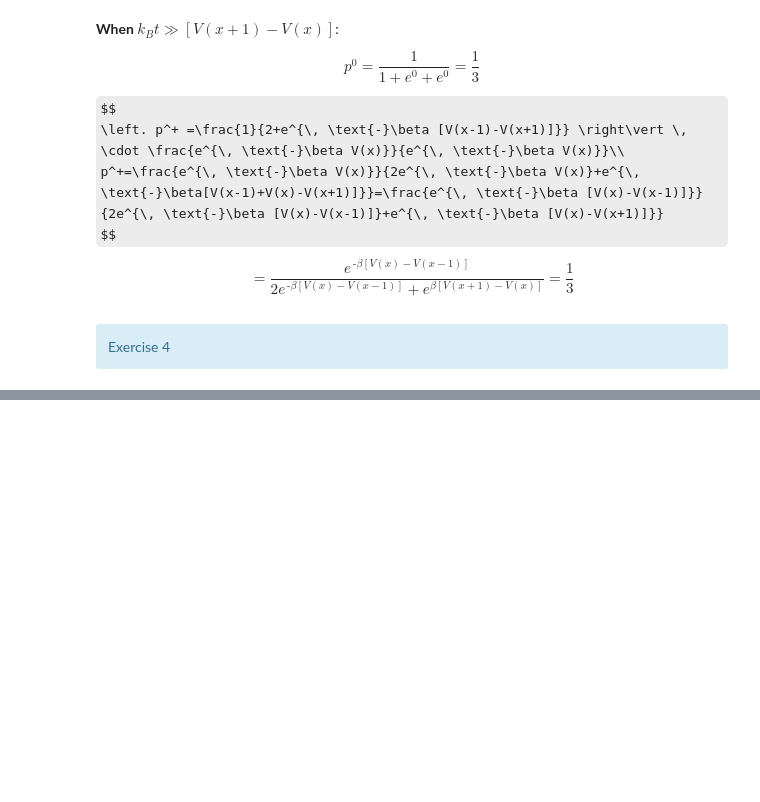
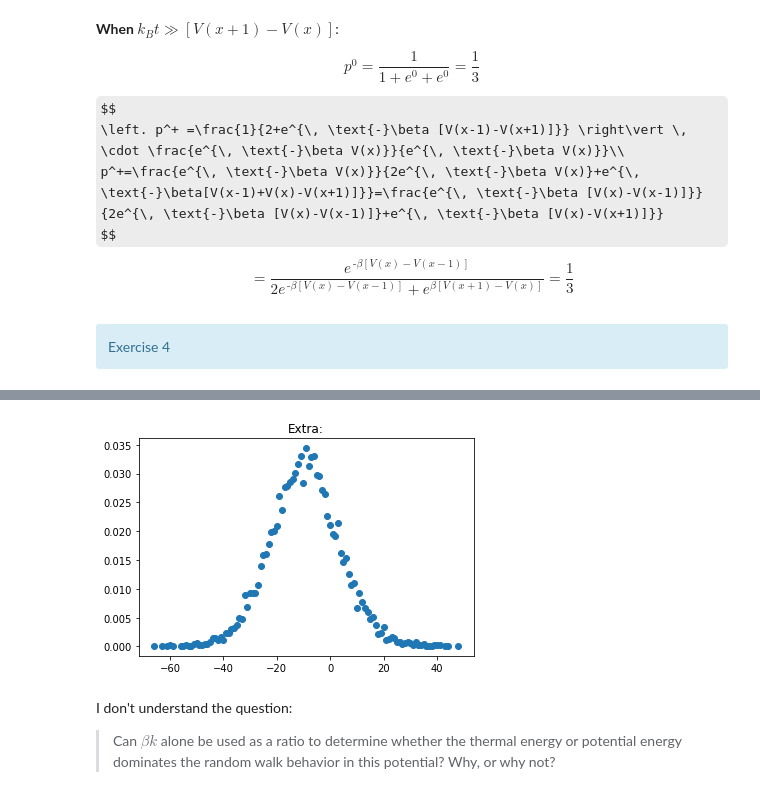
Before and after one commit to fleroviums/TMA4320, a Jupyter notebook: Prosjekt 1/Prosjekt 1-Copy1.ipynb, the cells around one changed output, grey strips where cells are left out. Cells and saved outputs as stored; diff of their text form; code cells hidden in the pictures; some formulas as TeX source; blank space fills up the shorter version.

Commit message:
Finished and optimized task 4
Remaining: answering last followup question

```diff
--- a/Prosjekt 1/Prosjekt 1-Copy1.ipynb
+++ b/Prosjekt 1/Prosjekt 1-Copy1.ipynb
@@ -318,0 +318,20 @@ TypeError: 'float' object is not callable
+# %%
+#Extra task 4.3
+def V(x):
+    return (x/20+np.sin(x/5))
+
+for i in range(int(particles)):
+    xvals[i] = rand_walk(kb[0]) #200 time steps kb=0.01
+    xvals[i] += rand_walk(kb[1]) #200 time steps kb=100
+(unique, counts) = np.unique(xvals, return_counts=True)
+counts = counts/particles
+plt.plot(unique, counts, 'o', linewidth=None)
+plt.title("Extra:")
+plt.show()
+print("The points in this case are closer to a normal distribution than both one run of kb=0.01 and one run of kb=100.")
+# %% [output]
+[figure, added]
+# %% [markdown]
+I don't understand the question:
+>Can $βk$ alone be used as a ratio to determine whether the thermal energy or potential energy dominates
+the random walk behavior in this potential? Why, or why not?
```
Also changed, not shown: parts of 5 cells of this notebook.
